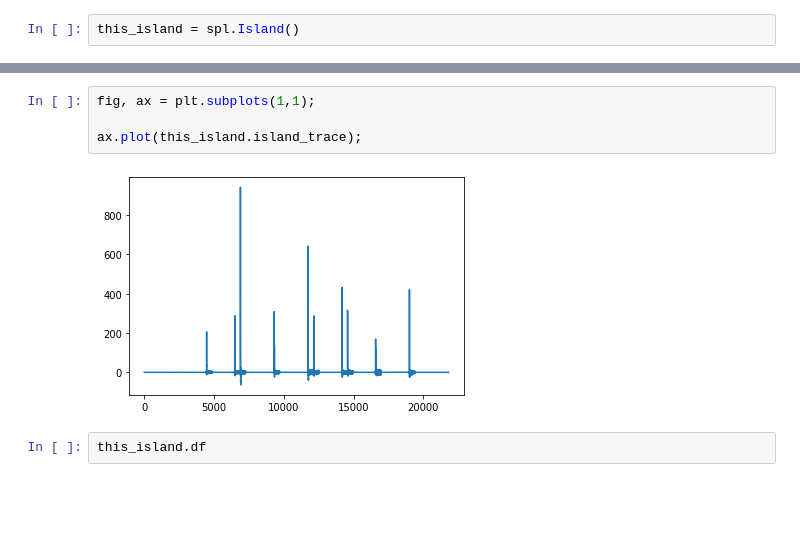
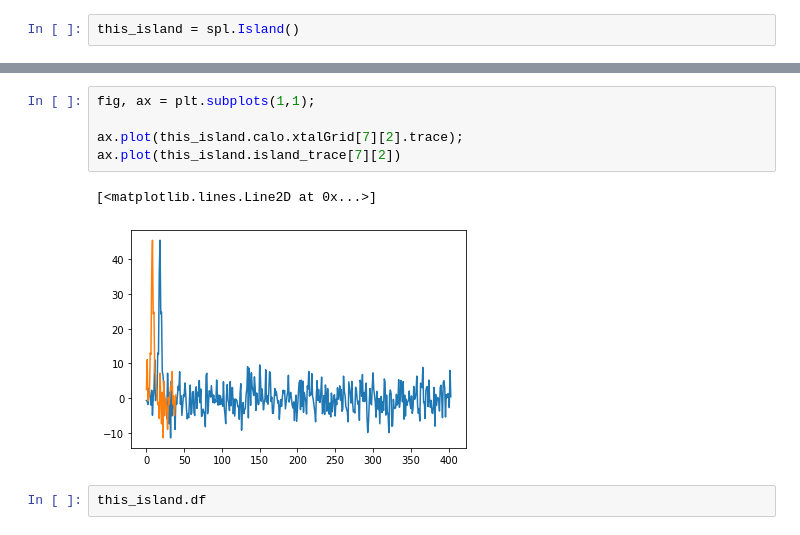
Before and after one commit to Lars314/gm2, a Jupyter notebook: pileup_ml/island_object_test_v2.ipynb, the cells around one changed output, grey strips where cells are left out. Cells and saved outputs as stored; diff of their text form; blank space fills up the shorter version.

Commit message:
gridformat islands

```diff
--- a/pileup_ml/island_object_test_v2.ipynb
+++ b/pileup_ml/island_object_test_v2.ipynb
@@ -26,9 +60,11 @@ this_island.calo.draw(legend=True, show_moliere_radius=True,
 # %%
 fig, ax = plt.subplots(1,1);
 
-ax.plot(this_island.island_trace);
+ax.plot(this_island.calo.xtalGrid[7][2].trace);
+ax.plot(this_island.island_trace[7][2])
 # %% [output]
+[<matplotlib.lines.Line2D at 0x...>]
-[figure, old version]
+[figure, new version]
 # %%
 this_island.df
 # %% [output]
```
Also changed, not shown: parts of 6 cells of this notebook, 12 other files.
